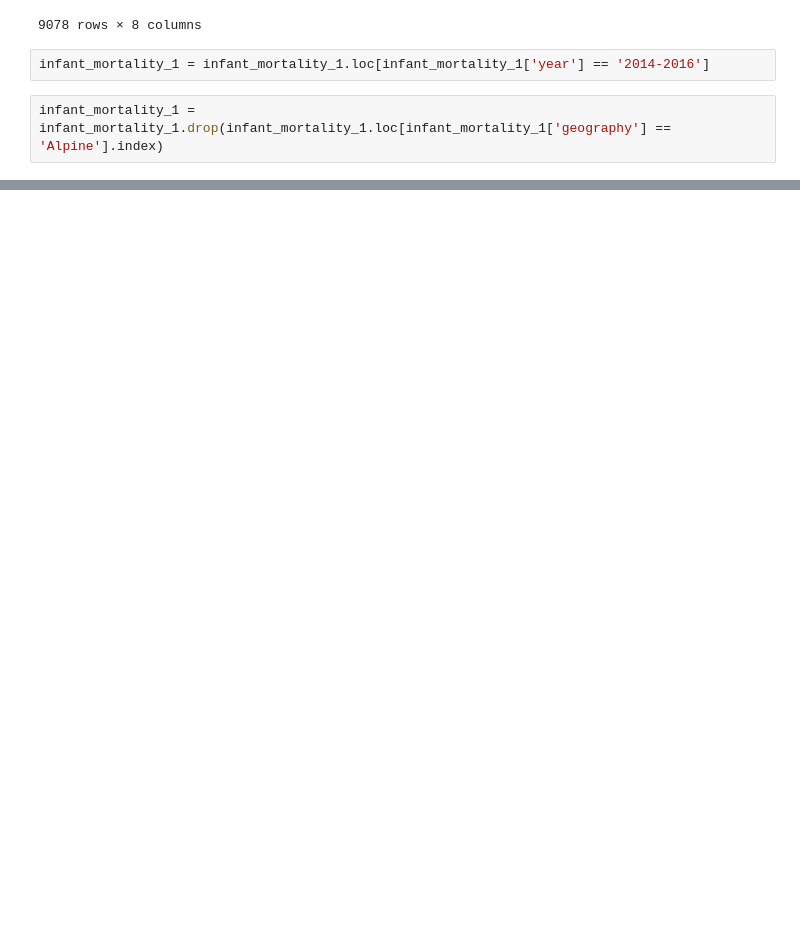
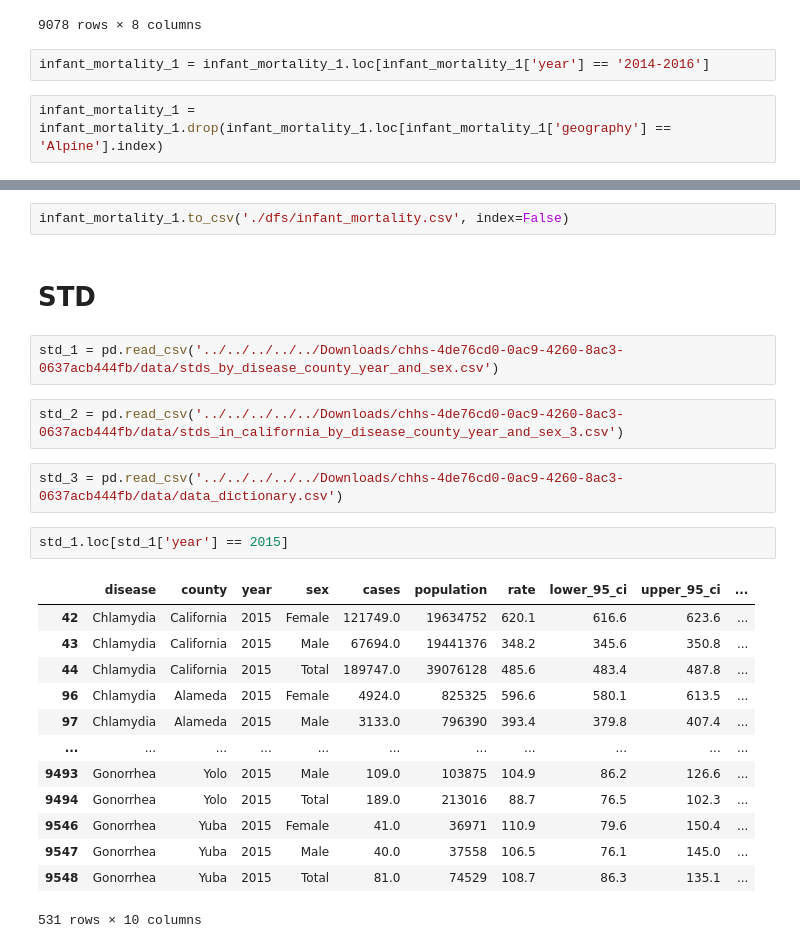
Before and after one commit to emilyksanders/dsb318-group4, a Jupyter notebook: Eli_concat_df.ipynb, the cells around one changed output, grey strips where cells are left out. Drawn from its saved outputs; the diff is of its cells as text; blank space fills up the shorter version.

```diff
--- a/Eli_concat_df.ipynb
+++ b/Eli_concat_df.ipynb
@@ -559,0 +713,26 @@ infant_mortality_1 = infant_mortality_1.drop(infant_mortality_1.loc[infant_morta
+# %%
+infant_mortality_1.to_csv('./dfs/infant_mortality.csv', index=False)
+# %% [markdown]
+# STD
+# %%
+std_1 = pd.read_csv('../../../../../Downloads/chhs-4de76cd0-0ac9-4260-8ac3-0637acb444fb/data/stds_by_disease_county_year_and_sex.csv')
+# %%
+std_2 = pd.read_csv('../../../../../Downloads/chhs-4de76cd0-0ac9-4260-8ac3-0637acb444fb/data/stds_in_california_by_disease_county_year_and_sex_3.csv')
+# %%
+std_3 = pd.read_csv('../../../../../Downloads/chhs-4de76cd0-0ac9-4260-8ac3-0637acb444fb/data/data_dictionary.csv')
+# %%
+std_1.loc[std_1['year'] == 2015]
+# %% [output]
+|  | disease | county | year | sex | cases | population | rate | lower_95_ci | upper_95_ci | ... |
+| 42 | Chlamydia | California | 2015 | Female | 121749.0 | 19634752 | 620.1 | 616.6 | 623.6 | ... |
+| 43 | Chlamydia | California | 2015 | Male | 67694.0 | 19441376 | 348.2 | 345.6 | 350.8 | ... |
+| 44 | Chlamydia | California | 2015 | Total | 189747.0 | 39076128 | 485.6 | 483.4 | 487.8 | ... |
+| 96 | Chlamydia | Alameda | 2015 | Female | 4924.0 | 825325 | 596.6 | 580.1 | 613.5 | ... |
+| 97 | Chlamydia | Alameda | 2015 | Male | 3133.0 | 796390 | 393.4 | 379.8 | 407.4 | ... |
+| ... | ... | ... | ... | ... | ... | ... | ... | ... | ... | ... |
+| 9493 | Gonorrhea | Yolo | 2015 | Male | 109.0 | 103875 | 104.9 | 86.2 | 126.6 | ... |
+| 9494 | Gonorrhea | Yolo | 2015 | Total | 189.0 | 213016 | 88.7 | 76.5 | 102.3 | ... |
+| 9546 | Gonorrhea | Yuba | 2015 | Female | 41.0 | 36971 | 110.9 | 79.6 | 150.4 | ... |
+| 9547 | Gonorrhea | Yuba | 2015 | Male | 40.0 | 37558 | 106.5 | 76.1 | 145.0 | ... |
+| 9548 | Gonorrhea | Yuba | 2015 | Total | 81.0 | 74529 | 108.7 | 86.3 | 135.1 | ... |
+531 rows × 10 columns
```
Also changed, not shown: parts of 77 cells of this notebook, 11 other files.
